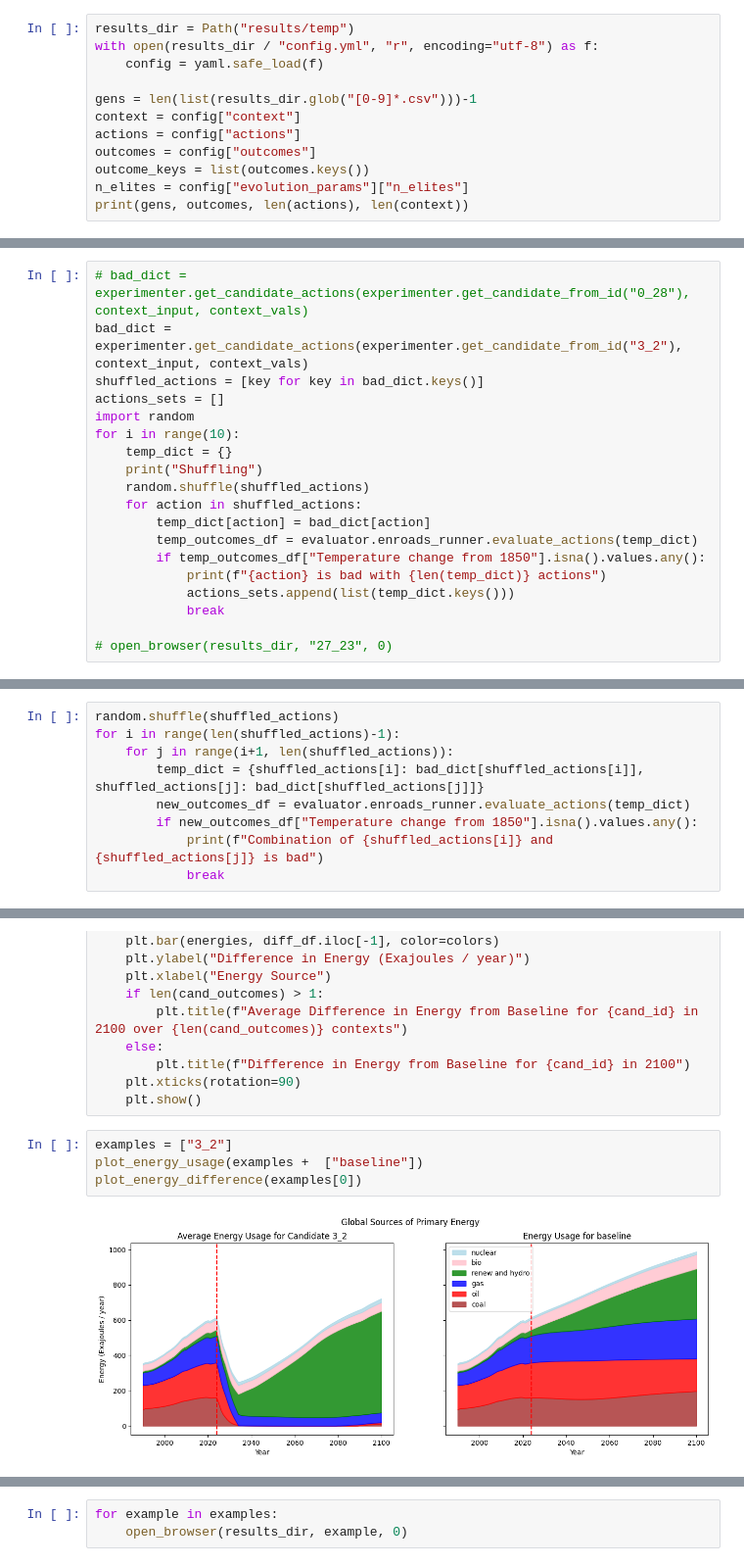
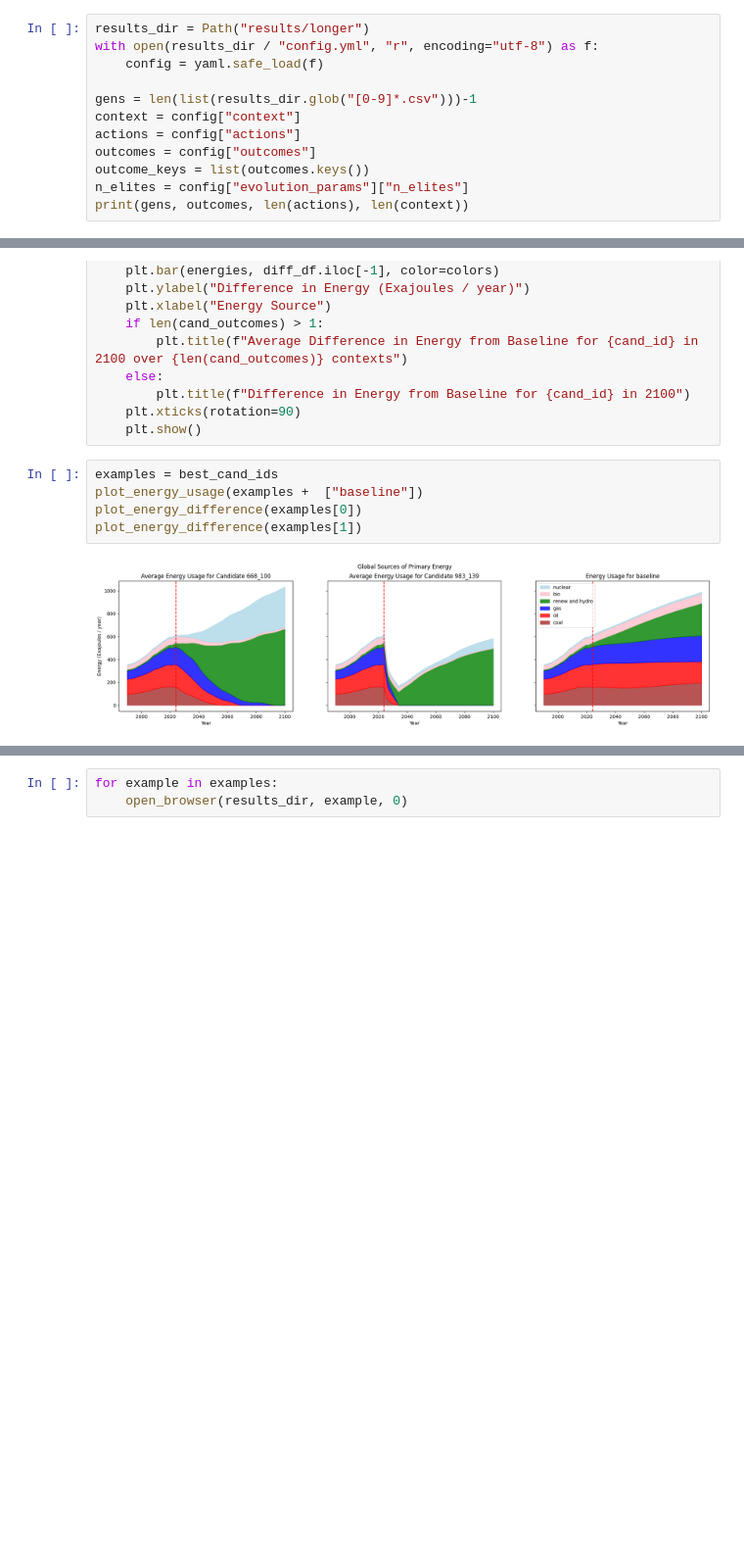
Before and after one commit to cognizant-ai-labs/en-roads-py, a Jupyter notebook: experiments/analysis.ipynb, the cells around one changed output, grey strips where cells are left out. Shown at 98% size. Cells and saved outputs as stored; diff of their text form; blank space fills up the shorter version.

```diff
--- a/experiments/analysis.ipynb
+++ b/experiments/analysis.ipynb
@@ -12,7 +12,7 @@ from experiments.experiment_utils import Experimenter
 from enroadspy import load_input_specs
 from enroadspy.generate_url import open_browser, actions_to_url
 # %%
-results_dir = Path("results/temp")
+results_dir = Path("results/longer")
 with open(results_dir / "config.yml", "r", encoding="utf-8") as f:
     config = yaml.safe_load(f)
 
@@ -92,21 +90,2 @@ final_pareto
 # %%
 context_input, context_vals = evaluator.context_dataset[0]
-# %%
-# bad_dict = experimenter.get_candidate_actions(experimenter.get_candidate_from_id("0_28"), context_input, context_vals)
-bad_dict = experimenter.get_candidate_actions(experimenter.get_candidate_from_id("3_2"), context_input, context_vals)
-shuffled_actions = [key for key in bad_dict.keys()]
-actions_sets = []
-import random
-for i in range(10):
-    temp_dict = {}
-    print("Shuffling")
-    random.shuffle(shuffled_actions)
-    for action in shuffled_actions:
-        temp_dict[action] = bad_dict[action]
-        temp_outcomes_df = evaluator.enroads_runner.evaluate_actions(temp_dict)
-        if temp_outcomes_df["Temperature change from 1850"].isna().values.any():
-            print(f"{action} is bad with {len(temp_dict)} actions")
-            actions_sets.append(list(temp_dict.keys()))
-            break
-
-# open_browser(results_dir, "27_23", 0)
@@ -123,12 +92,3 @@ KeyboardInterrupt:
-# %%
-random.shuffle(shuffled_actions)
-for i in range(len(shuffled_actions)-1):
-    for j in range(i+1, len(shuffled_actions)):
-        temp_dict = {shuffled_actions[i]: bad_dict[shuffled_actions[i]], shuffled_actions[j]: bad_dict[shuffled_actions[j]]}
-        new_outcomes_df = evaluator.enroads_runner.evaluate_actions(temp_dict)
-        if new_outcomes_df["Temperature change from 1850"].isna().values.any():
-            print(f"Combination of {shuffled_actions[i]} and {shuffled_actions[j]} is bad")
-            break
 # %%
 def evenly_sample(lst, m):
     middle = lst[1:-1]
@@ -395,8 +344,9 @@ def plot_energy_difference(cand_id):
     plt.xticks(rotation=90)
     plt.show()
 # %%
-examples = ["3_2"]
+examples = best_cand_ids
 plot_energy_usage(examples +  ["baseline"])
 plot_energy_difference(examples[0])
+plot_energy_difference(examples[1])
 # %% [output]
-[figure, old version]
+[figure, new version]
```
Also changed, not shown: parts of 12 cells of this notebook, 2 other files.
